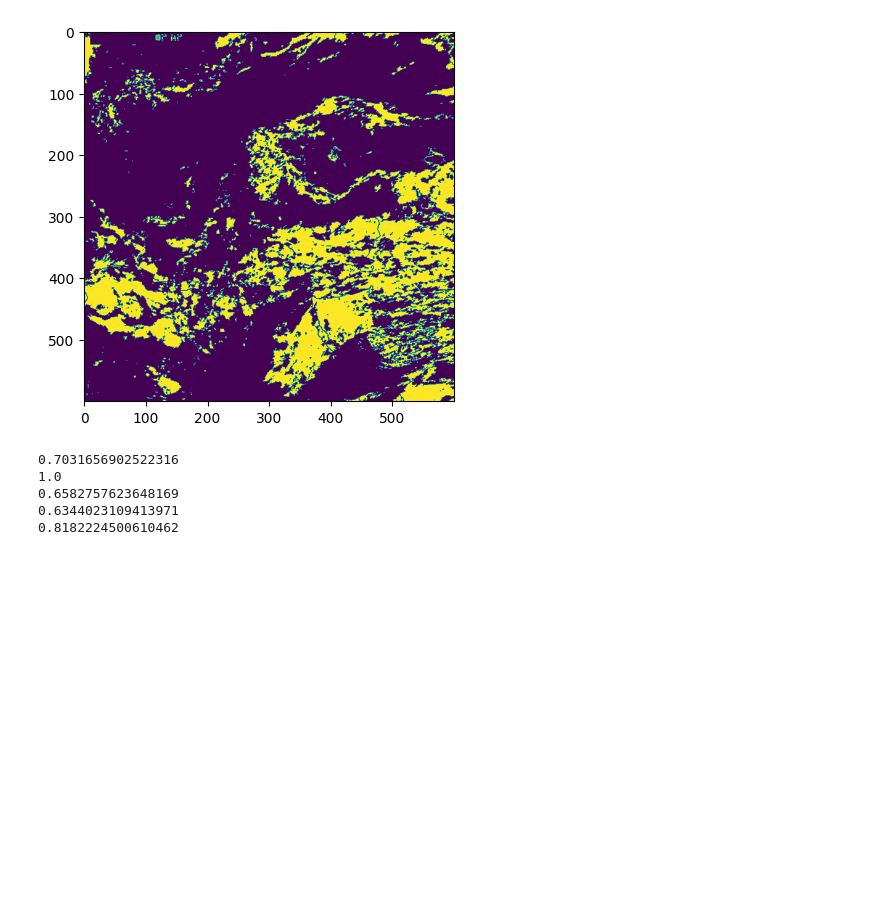
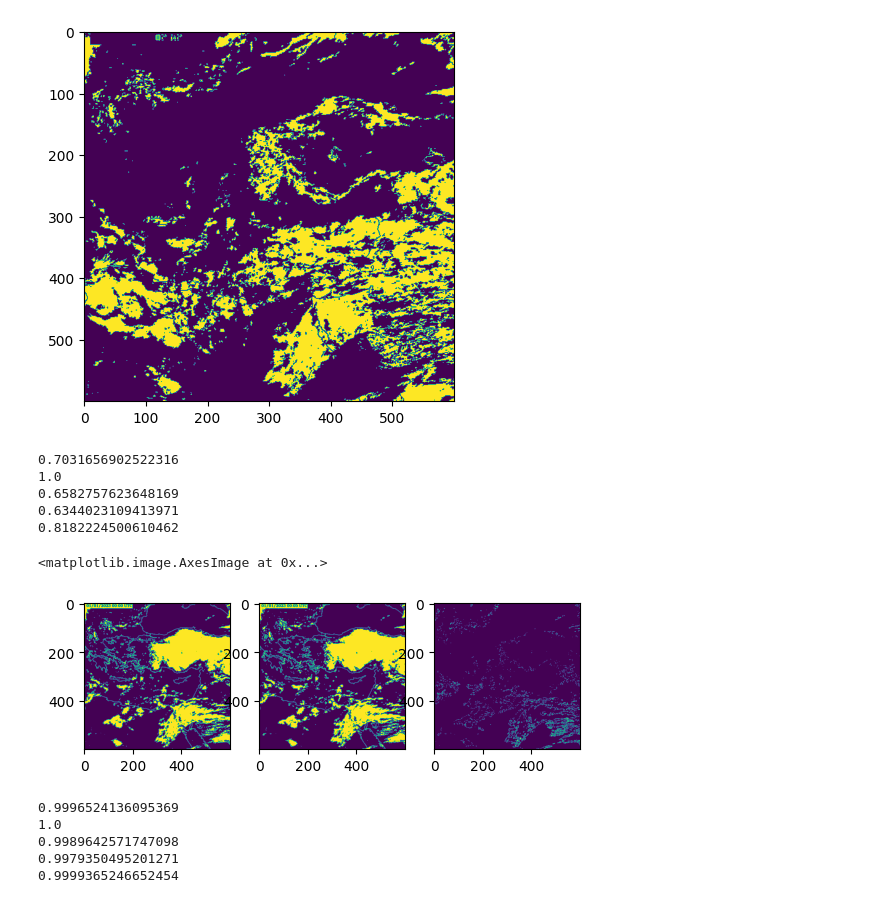
Before and after one commit to leahandofir/earthformer-inference-experiments, a Jupyter notebook: google_colab_experiments/ffs_library_drafts.ipynb, the cells around one changed output. Drawn from its saved outputs; the diff is of its cells as text; code cells hidden in the pictures; blank space fills up the shorter version.

```diff
--- a/google_colab_experiments/ffs_library_drafts.ipynb
+++ b/google_colab_experiments/ffs_library_drafts.ipynb
@@ -101,3 +103,29 @@ print(fss(img1, img2, 160, 100))
 0.6582757623648169
 0.6344023109413971
 0.8182224500610462
+# %%
+img1 = get_img("/content/drive/MyDrive/data_from_IMS/ims_ir_png_samples/202301010000.png")
+img2 = get_img("/content/drive/MyDrive/data_from_IMS/ims_ir_png_samples/202301010005.png")
+
+img1_binary = img_to_binary(img1)
+img2_binary = img_to_binary(img2)
+# %%
+f, axarr = plt.subplots(1,3)
+axarr[0].imshow(img1_binary)
+axarr[1].imshow(img2_binary)
+axarr[2].imshow(np.abs(img2_binary - img1_binary))
+# %% [output]
+<matplotlib.image.AxesImage at 0x...>
+[figure, added]
+# %%
+print(fss(img1, img2, 160, 30))
+print(fss(img1, img1, 160, 30))
+print(fss(img1, img2, 160, 15))
+print(fss(img1, img2, 160, 10))
+print(fss(img1, img2, 160, 100))
+# %% [output]
+0.9996524136095369
+1.0
+0.9989642571747098
+0.9979350495201271
+0.9999365246652454
```
Also changed, not shown: parts of 3 cells of this notebook.
